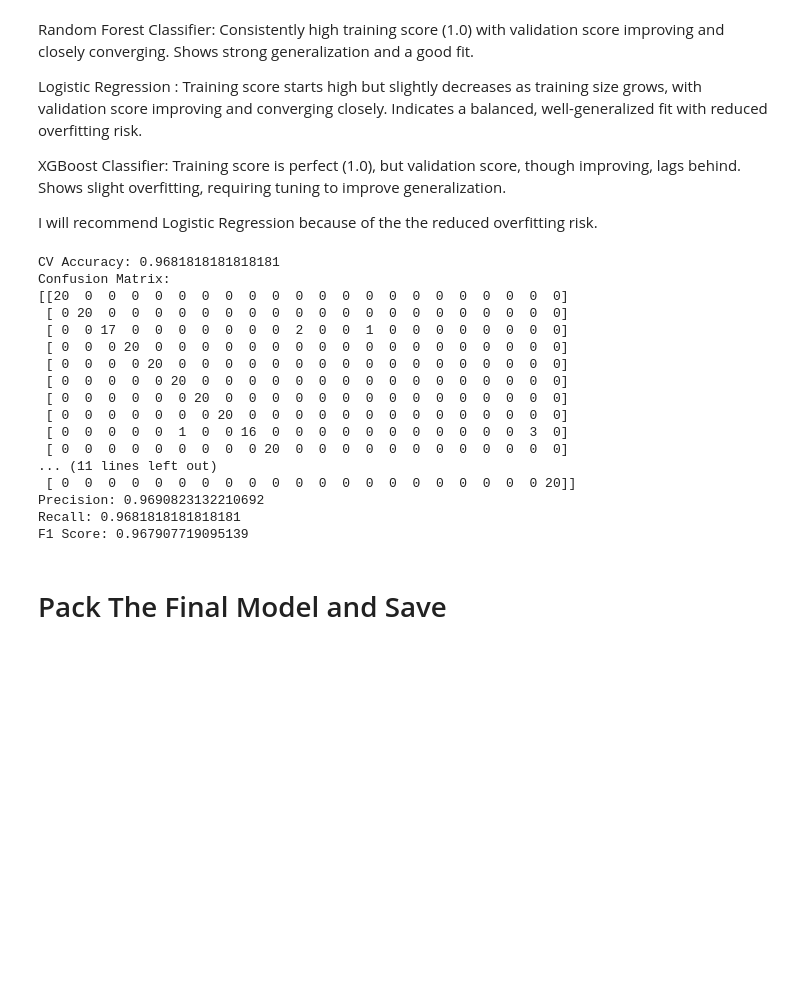
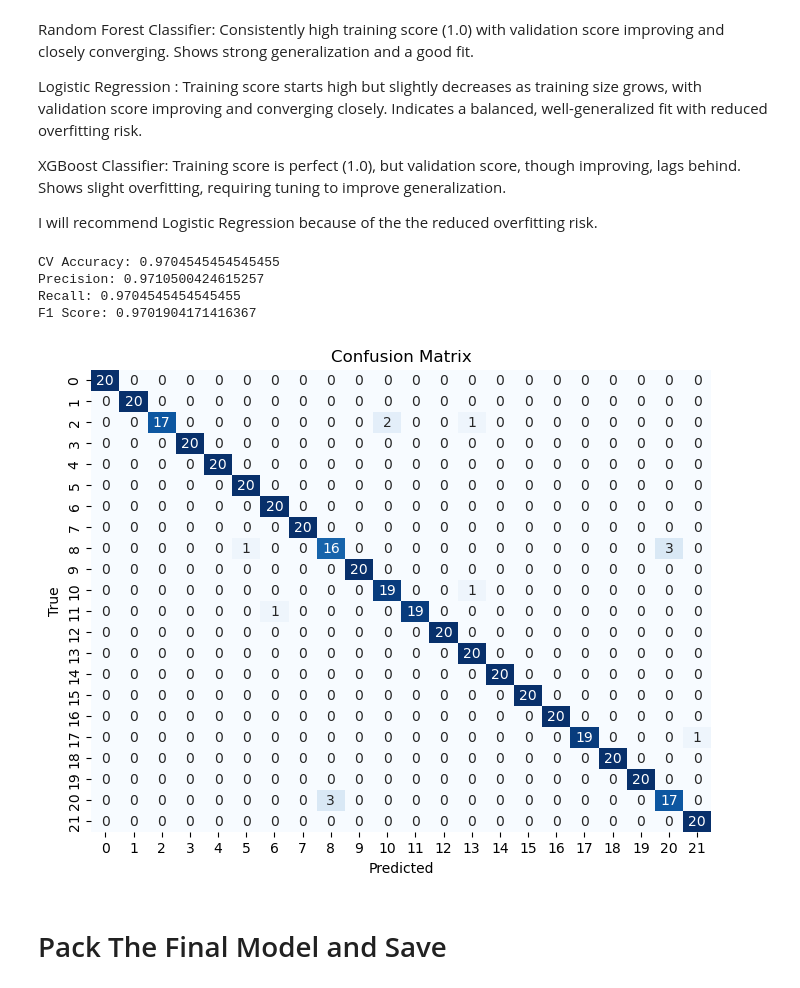
Before and after one commit to meshachaderele/crop-recommendation, a Jupyter notebook: notebooks/crop_recommendation.ipynb, the cells around one changed output. Cells and saved outputs as stored; diff of their text form; code cells hidden in the pictures; blank space fills up the shorter version.

```diff
--- a/notebooks/crop_recommendation.ipynb
+++ b/notebooks/crop_recommendation.ipynb
@@ -380,38 +367,38 @@ y_cv_pred = final_model.predict(X_cv)
 # %%
 from sklearn.metrics import accuracy_score, confusion_matrix, precision_score, recall_score, f1_score
+import seaborn as sns
+
+final_model = lr.fit(X_train, y_train)
+y_cv_pred = final_model.predict(X_cv)
 
 # Calculate metrics
 accuracy = accuracy_score(y_cv, y_cv_pred)
 conf_matrix = confusion_matrix(y_cv, y_cv_pred)
 precision = precision_score(y_cv, y_cv_pred, average='weighted')
 recall = recall_score(y_cv, y_cv_pred, average='weighted')
 f1 = f1_score(y_cv, y_cv_pred, average='weighted')
 
 # Print metrics
 print(f"CV Accuracy: {accuracy}")
-print(f"Confusion Matrix:\n{conf_matrix}")
 print(f"Precision: {precision}")
 print(f"Recall: {recall}")
 print(f"F1 Score: {f1}")
 print("\n")
+
+# Plotting the confusion matrix
+plt.figure(figsize=(8, 6))
+sns.heatmap(conf_matrix, annot=True, fmt='d', cmap='Blues', cbar=False,
+            xticklabels=model.classes_, yticklabels=model.classes_)
+plt.xlabel('Predicted')
+plt.ylabel('True')
+plt.title('Confusion Matrix')
+plt.show()
 # %% [output]
-CV Accuracy: 0.9681818181818181
-Confusion Matrix:
-[[20  0  0  0  0  0  0  0  0  0  0  0  0  0  0  0  0  0  0  0  0  0]
- [ 0 20  0  0  0  0  0  0  0  0  0  0  0  0  0  0  0  0  0  0  0  0]
- [ 0  0 17  0  0  0  0  0  0  0  2  0  0  1  0  0  0  0  0  0  0  0]
- [ 0  0  0 20  0  0  0  0  0  0  0  0  0  0  0  0  0  0  0  0  0  0]
- [ 0  0  0  0 20  0  0  0  0  0  0  0  0  0  0  0  0  0  0  0  0  0]
- [ 0  0  0  0  0 20  0  0  0  0  0  0  0  0  0  0  0  0  0  0  0  0]
- [ 0  0  0  0  0  0 20  0  0  0  0  0  0  0  0  0  0  0  0  0  0  0]
- [ 0  0  0  0  0  0  0 20  0  0  0  0  0  0  0  0  0  0  0  0  0  0]
- [ 0  0  0  0  0  1  0  0 16  0  0  0  0  0  0  0  0  0  0  0  3  0]
- [ 0  0  0  0  0  0  0  0  0 20  0  0  0  0  0  0  0  0  0  0  0  0]
-... (11 lines left out)
- [ 0  0  0  0  0  0  0  0  0  0  0  0  0  0  0  0  0  0  0  0  0 20]]
-Precision: 0.9690823132210692
-Recall: 0.9681818181818181
-F1 Score: 0.967907719095139
+CV Accuracy: 0.9704545454545455
+Precision: 0.9710500424615257
+Recall: 0.9704545454545455
+F1 Score: 0.9701904171416367
+[figure, added]
 # %% [markdown]
 # Pack The Final Model and Save
 # %%
```
Also changed, not shown: parts of 6 cells of this notebook, 4 other files.
